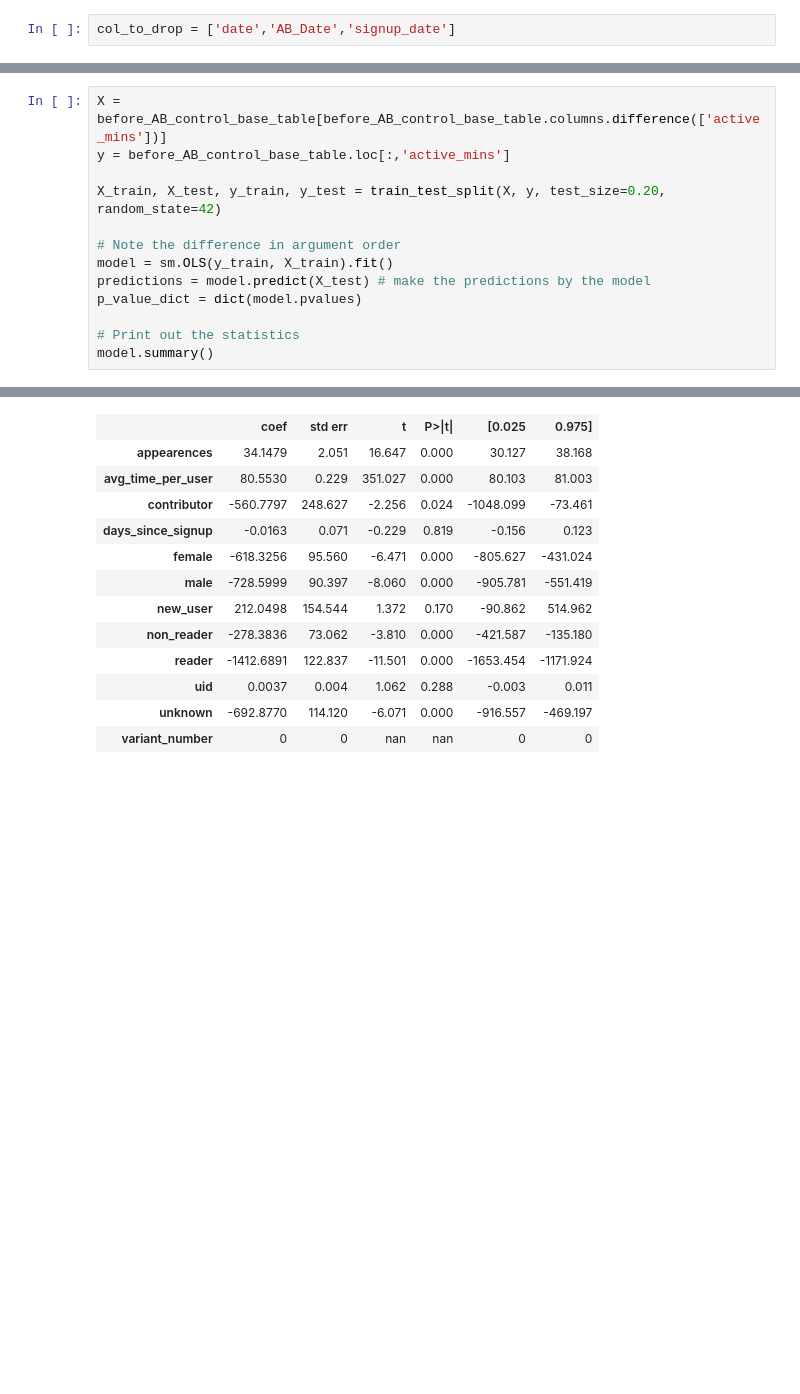
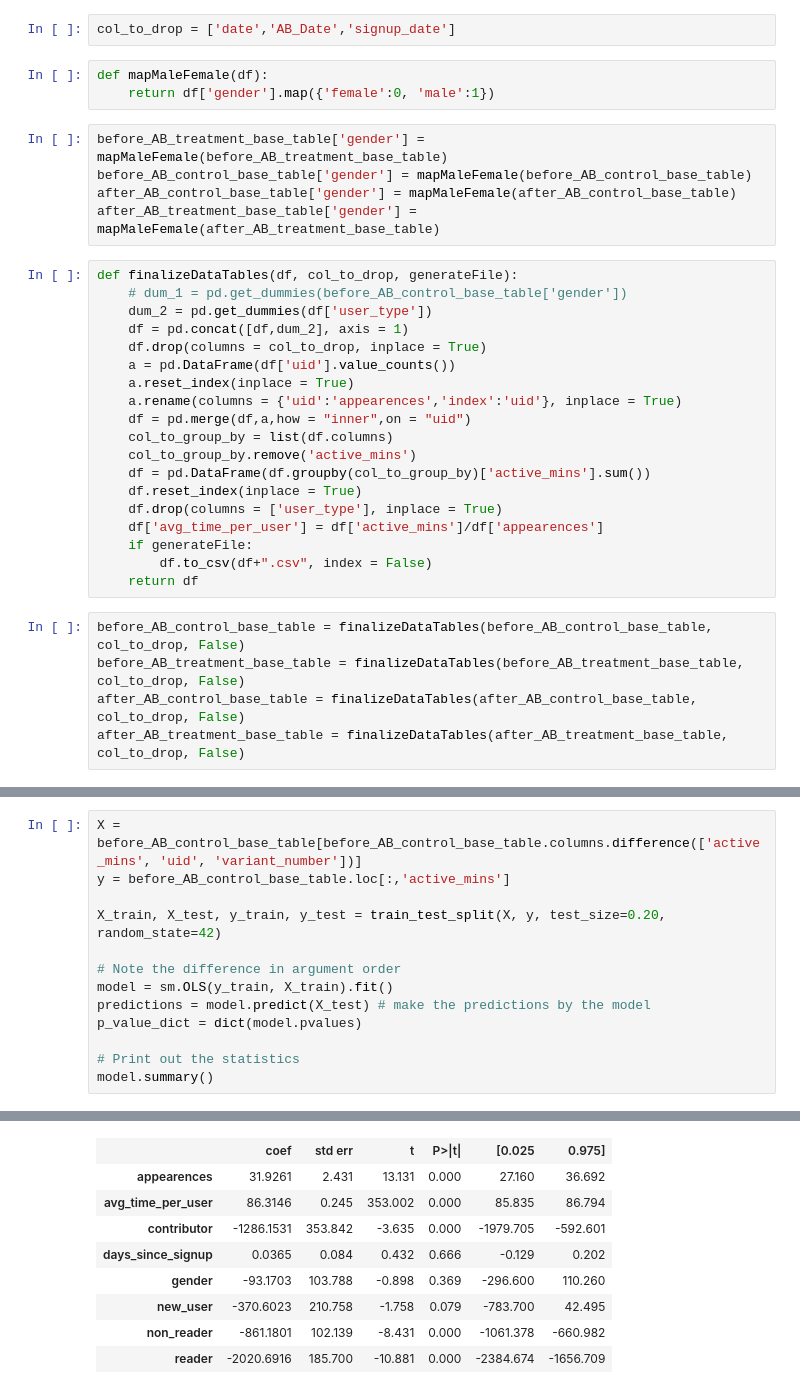
Before and after one commit to sagnikrana/Quora-Data-Challenge, a Jupyter notebook: QuoraDataScienceChallenge.ipynb, the cells around one changed output, grey strips where cells are left out. Cells and saved outputs as stored; diff of their text form; blank space fills up the shorter version.

```diff
--- a/QuoraDataScienceChallenge.ipynb
+++ b/QuoraDataScienceChallenge.ipynb
@@ -679,3 +678,35 @@ after_AB_treatment_base_table.head()
 | 4 | 40001 | 2019-02-25 | 34.0 | 1 | 2019-02-06 | 2017-04-29 | male | non_reader | ... |
 # %%
 col_to_drop = ['date','AB_Date','signup_date']
+# %%
+def mapMaleFemale(df):
+    return df['gender'].map({'female':0, 'male':1})
+# %%
+before_AB_treatment_base_table['gender'] = mapMaleFemale(before_AB_treatment_base_table)
+before_AB_control_base_table['gender'] = mapMaleFemale(before_AB_control_base_table)
+after_AB_control_base_table['gender'] = mapMaleFemale(after_AB_control_base_table)
+after_AB_treatment_base_table['gender'] = mapMaleFemale(after_AB_treatment_base_table)
+# %%
+def finalizeDataTables(df, col_to_drop, generateFile):
+    # dum_1 = pd.get_dummies(before_AB_control_base_table['gender'])
+    dum_2 = pd.get_dummies(df['user_type'])
+    df = pd.concat([df,dum_2], axis = 1)
+    df.drop(columns = col_to_drop, inplace = True)
+    a = pd.DataFrame(df['uid'].value_counts())
+    a.reset_index(inplace = True)
+    a.rename(columns = {'uid':'appearences','index':'uid'}, inplace = True)
+    df = pd.merge(df,a,how = "inner",on = "uid")
+    col_to_group_by = list(df.columns)
+    col_to_group_by.remove('active_mins')
+    df = pd.DataFrame(df.groupby(col_to_group_by)['active_mins'].sum())
+    df.reset_index(inplace = True)
+    df.drop(columns = ['user_type'], inplace = True)
+    df['avg_time_per_user'] = df['active_mins']/df['appearences']
+    if generateFile:
+        df.to_csv(df+".csv", index = False)
+    return df
+# %%
+before_AB_control_base_table = finalizeDataTables(before_AB_control_base_table, col_to_drop, False)
+before_AB_treatment_base_table = finalizeDataTables(before_AB_treatment_base_table, col_to_drop, False)
+after_AB_control_base_table = finalizeDataTables(after_AB_control_base_table, col_to_drop, False)
+after_AB_treatment_base_table = finalizeDataTables(after_AB_treatment_base_table, col_to_drop, False)
@@ -770,5 +763,5 @@ after_AB_treatment_base_table.head()
 # %%
-X = before_AB_control_base_table[before_AB_control_base_table.columns.difference(['active_mins'])]
+X = before_AB_control_base_table[before_AB_control_base_table.columns.difference(['active_mins', 'uid', 'variant_number'])]
 y = before_AB_control_base_table.loc[:,'active_mins']
 
 X_train, X_test, y_train, y_test = train_test_split(X, y, test_size=0.20, random_state=42)
@@ -793,14 +786,10 @@ OLS Regression Results
 | Covariance Type: | nonrobust |  |  |
 |  | coef | std err | t | P>|t| | [0.025 | 0.975] |
-| appearences | 34.1479 | 2.051 | 16.647 | 0.000 | 30.127 | 38.168 |
-| avg_time_per_user | 80.5530 | 0.229 | 351.027 | 0.000 | 80.103 | 81.003 |
-| contributor | -560.7797 | 248.627 | -2.256 | 0.024 | -1048.099 | -73.461 |
-| days_since_signup | -0.0163 | 0.071 | -0.229 | 0.819 | -0.156 | 0.123 |
-| female | -618.3256 | 95.560 | -6.471 | 0.000 | -805.627 | -431.024 |
-| male | -728.5999 | 90.397 | -8.060 | 0.000 | -905.781 | -551.419 |
-| new_user | 212.0498 | 154.544 | 1.372 | 0.170 | -90.862 | 514.962 |
-| non_reader | -278.3836 | 73.062 | -3.810 | 0.000 | -421.587 | -135.180 |
-| reader | -1412.6891 | 122.837 | -11.501 | 0.000 | -1653.454 | -1171.924 |
-| uid | 0.0037 | 0.004 | 1.062 | 0.288 | -0.003 | 0.011 |
-| unknown | -692.8770 | 114.120 | -6.071 | 0.000 | -916.557 | -469.197 |
-| variant_number | 0 | 0 | nan | nan | 0 | 0 |
+| appearences | 31.9261 | 2.431 | 13.131 | 0.000 | 27.160 | 36.692 |
+| avg_time_per_user | 86.3146 | 0.245 | 353.002 | 0.000 | 85.835 | 86.794 |
+| contributor | -1286.1531 | 353.842 | -3.635 | 0.000 | -1979.705 | -592.601 |
+| days_since_signup | 0.0365 | 0.084 | 0.432 | 0.666 | -0.129 | 0.202 |
+| gender | -93.1703 | 103.788 | -0.898 | 0.369 | -296.600 | 110.260 |
+| new_user | -370.6023 | 210.758 | -1.758 | 0.079 | -783.700 | 42.495 |
+| non_reader | -861.1801 | 102.139 | -8.431 | 0.000 | -1061.378 | -660.982 |
+| reader | -2020.6916 | 185.700 | -10.881 | 0.000 | -2384.674 | -1656.709 |
```
Also changed, not shown: parts of 36 cells of this notebook, 4 other files.
